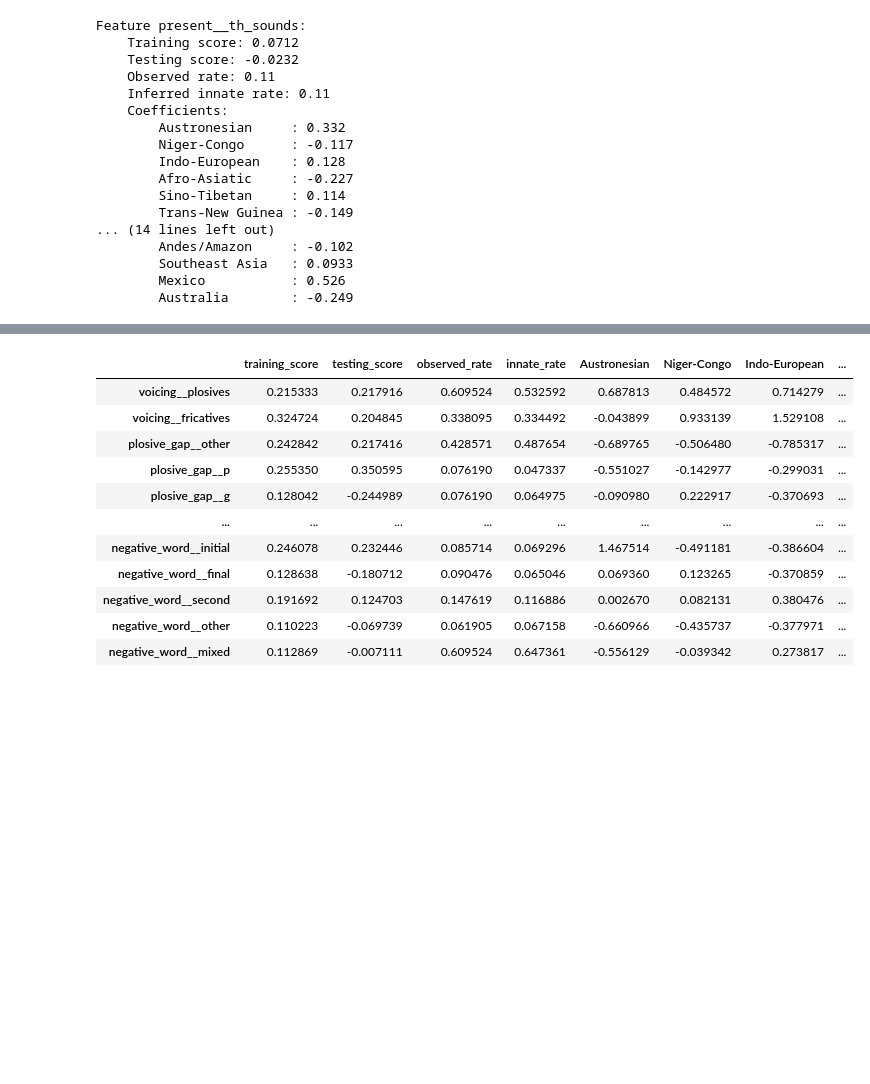
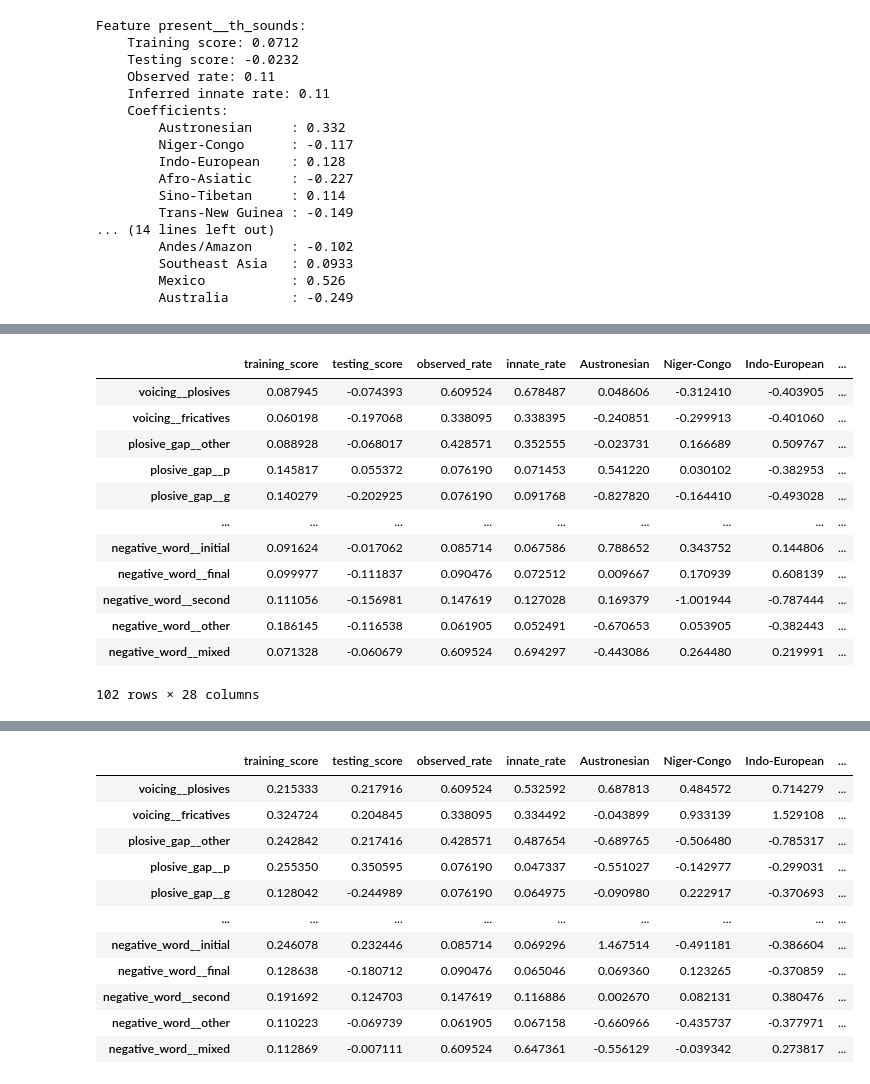
Before and after one commit to def-gthill/sils, a Jupyter notebook: origins.ipynb, the cells around one changed output, grey strips where cells are left out. Drawn from its saved outputs; the diff is of its cells as text; code cells hidden in the pictures; blank space fills up the shorter version.

Commit message:
Added baseline model on scrambled families and regions

```diff
--- a/origins.ipynb
+++ b/origins.ipynb
@@ -296,5 +296,5 @@ def logistic_origins(feature):
 # %%
-def evaluate_lm(model, feature):
+def evaluate_lm(model, feature, origins_train=origins_train):
     def force_binary(series):
         return series.round().astype(int)
 
@@ -485,16 +485,16 @@ Feature present__th_sounds:
 # %% [markdown]
 ### Finding the best regularization penalty
 # %%
-def logistic_origins_cv(feature):
+def logistic_origins_cv(feature, origins_train=origins_train):
     logreg = lm.LogisticRegressionCV(
         random_state=5364, scoring='neg_log_loss',
         Cs=[0.2, 0.3, 0.5, 0.8, 1, 1.5, 2]
     )
     model = origins_onehot(logreg)
     try:
-        return evaluate_lm(model, feature)
+        return evaluate_lm(model, feature, origins_train=origins_train)
     except ValueError:
-        return logistic_origins(feature)
+        return logistic_origins(feature, origins_train=origins_train)
 # %%
 logistic_origins_cv('81A_1')
 # %% [output]
@@ -631,15 +633,20 @@ def pandify(origin_results):
         df[coef] = [result.coefs[coef] for result in origin_results]
     return df
 # %%
-def logistic_origins_all(cv=False):
+def logistic_origins_all(origins_train=origins_train, cv=False):
     result = []
     for feature in cat_features:
         try:
             if cv:
-                result.append((feature, logistic_origins_cv(feature)))
+                result.append((feature, logistic_origins_cv(feature, origins_train=origins_train)))
             else:
-                result.append((feature, logistic_origins(feature)))
+                result.append((feature, logistic_origins(feature, origins_train=origins_train)))
         except ValueError:
             # Feature missing from the training set
             pass
     return pandify(result)
+# %%
+origins_train_scrambled = origins_train.copy()
+state = np.random.RandomState(280)
+for col in origins_train_scrambled:
+    origins_train_scrambled[col] = state.permutation(origins_train_scrambled[col].values)
@@ -645,0 +670,16 @@ def logistic_origins_all(cv=False):
+# %%
+logistic_origins_all(origins_train=origins_train_scrambled)
+# %% [output]
+|  | training_score | testing_score | observed_rate | innate_rate | Austronesian | Niger-Congo | Indo-European | ... |
+| voicing__plosives | 0.087945 | -0.074393 | 0.609524 | 0.678487 | 0.048606 | -0.312410 | -0.403905 | ... |
+| voicing__fricatives | 0.060198 | -0.197068 | 0.338095 | 0.338395 | -0.240851 | -0.299913 | -0.401060 | ... |
+| plosive_gap__other | 0.088928 | -0.068017 | 0.428571 | 0.352555 | -0.023731 | 0.166689 | 0.509767 | ... |
+| plosive_gap__p | 0.145817 | 0.055372 | 0.076190 | 0.071453 | 0.541220 | 0.030102 | -0.382953 | ... |
+| plosive_gap__g | 0.140279 | -0.202925 | 0.076190 | 0.091768 | -0.827820 | -0.164410 | -0.493028 | ... |
+| ... | ... | ... | ... | ... | ... | ... | ... | ... |
+| negative_word__initial | 0.091624 | -0.017062 | 0.085714 | 0.067586 | 0.788652 | 0.343752 | 0.144806 | ... |
+| negative_word__final | 0.099977 | -0.111837 | 0.090476 | 0.072512 | 0.009667 | 0.170939 | 0.608139 | ... |
+| negative_word__second | 0.111056 | -0.156981 | 0.147619 | 0.127028 | 0.169379 | -1.001944 | -0.787444 | ... |
+| negative_word__other | 0.186145 | -0.116538 | 0.061905 | 0.052491 | -0.670653 | 0.053905 | -0.382443 | ... |
+| negative_word__mixed | 0.071328 | -0.060679 | 0.609524 | 0.694297 | -0.443086 | 0.264480 | 0.219991 | ... |
+102 rows × 28 columns
```
Also changed, not shown: parts of 6 cells of this notebook.
